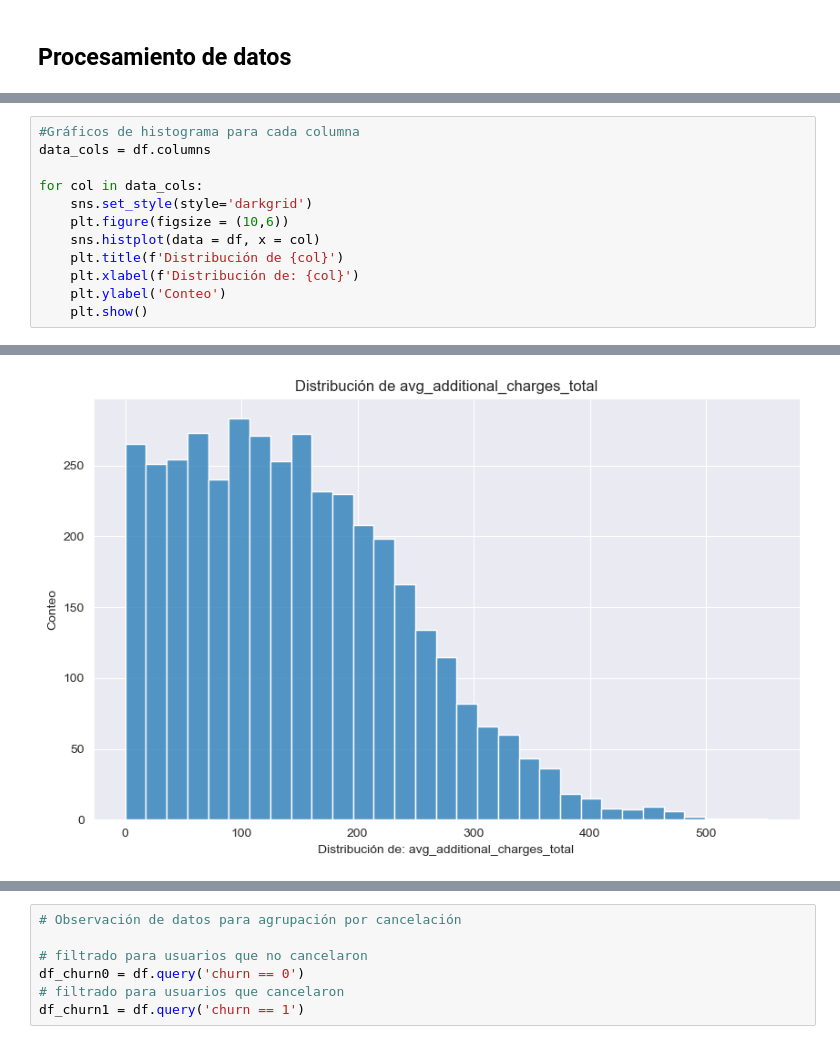
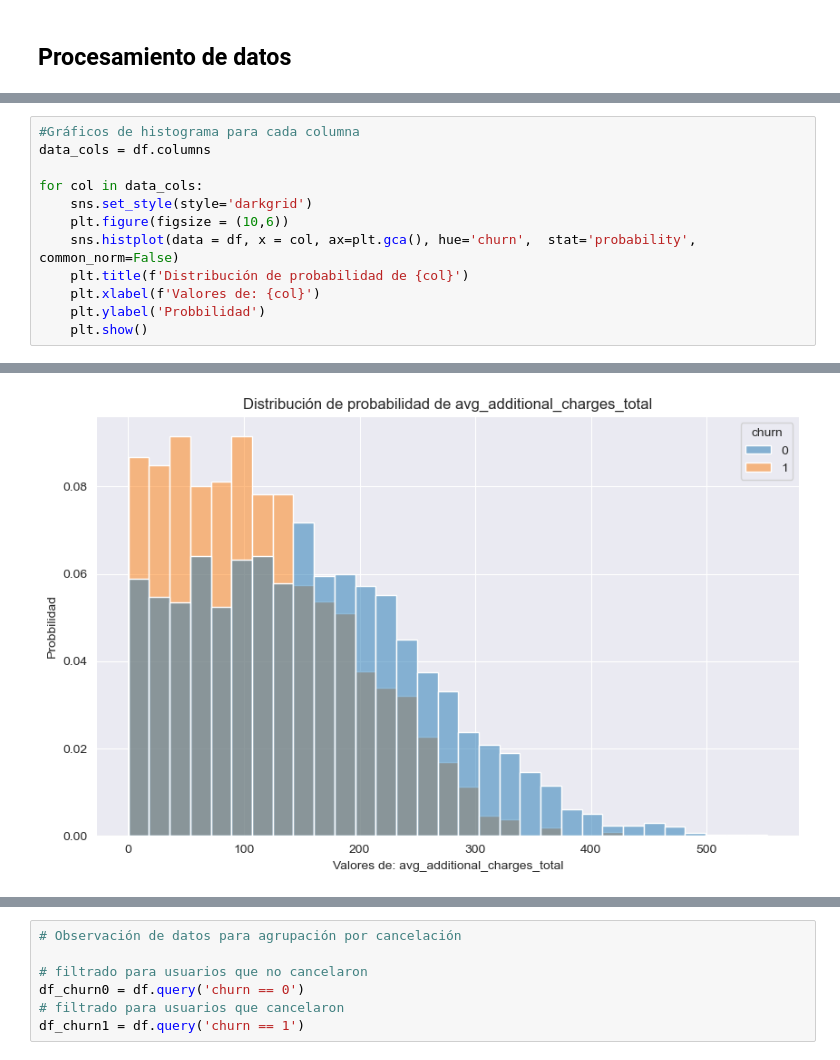
Before and after one commit to Alop89/Gym_churn_prediction, a Jupyter notebook: Gym_churn_prediction.ipynb, the cells around one changed output, grey strips where cells are left out. Saved outputs shown, nothing was run; the diff lists cells and outputs as text.

Commit message:
Creación de rama para enfocar análisis en churn

```diff
--- a/Gym_churn_prediction.ipynb
+++ b/Gym_churn_prediction.ipynb
@@ -115,9 +115,9 @@ data_cols = df.columns
 for col in data_cols:
     sns.set_style(style='darkgrid')
     plt.figure(figsize = (10,6))
-    sns.histplot(data = df, x = col)
-    plt.title(f'Distribución de {col}')
-    plt.xlabel(f'Distribución de: {col}')
-    plt.ylabel('Conteo')
+    sns.histplot(data = df, x = col, ax=plt.gca(), hue='churn',  stat='probability', common_norm=False)
+    plt.title(f'Distribución de probabilidad de {col}')
+    plt.xlabel(f'Valores de: {col}')
+    plt.ylabel('Probbilidad')
     plt.show()
 # %% [output]
@@ -132 +132 @@ for col in data_cols:
-[figure, old version]
+[figure, new version]
```
Also changed, not shown: parts of 4 cells of this notebook.
